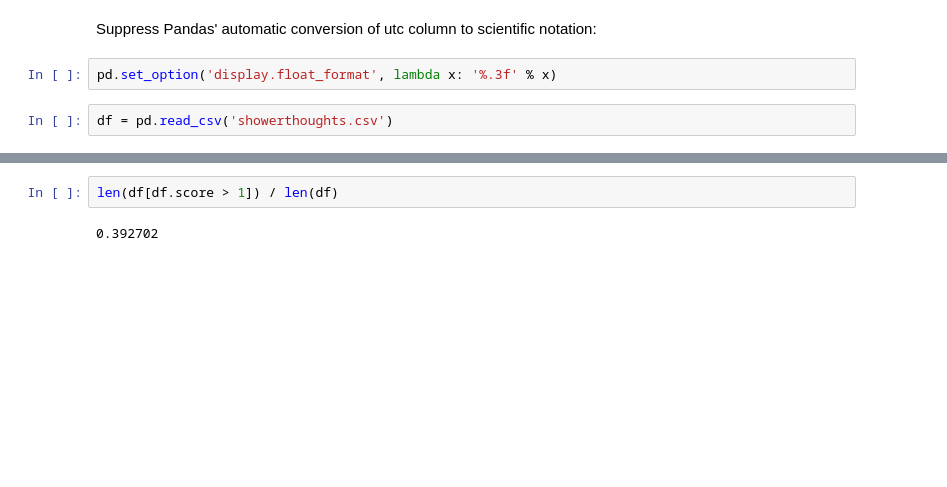
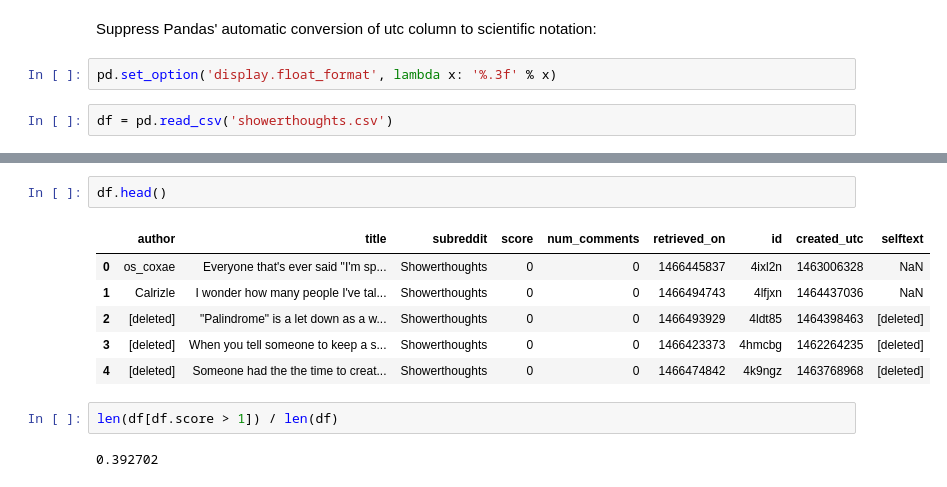
Before and after one commit to luketibbott/Predicting-the-sucess-of-showerthoughts, a Jupyter notebook: showerthoughts-clean.ipynb, the cells around one changed output, grey strips where cells are left out. Cells and saved outputs as stored; diff of their text form; blank space fills up the shorter version.

```diff
--- a/showerthoughts-clean.ipynb
+++ b/showerthoughts-clean.ipynb
@@ -23,3 +41,12 @@ df = pd.read_csv('showerthoughts.csv')
+# %%
+df.head()
+# %% [output]
+|  | author | title | subreddit | score | num_comments | retrieved_on | id | created_utc | selftext |
+| 0 | os_coxae | Everyone that's ever said "I'm sp... | Showerthoughts | 0 | 0 | 1466445837 | 4ixl2n | 1463006328 | NaN |
+| 1 | Calrizle | I wonder how many people I've tal... | Showerthoughts | 0 | 0 | 1466494743 | 4lfjxn | 1464437036 | NaN |
+| 2 | [deleted] | "Palindrome" is a let down as a w... | Showerthoughts | 0 | 0 | 1466493929 | 4ldt85 | 1464398463 | [deleted] |
+| 3 | [deleted] | When you tell someone to keep a s... | Showerthoughts | 0 | 0 | 1466423373 | 4hmcbg | 1462264235 | [deleted] |
+| 4 | [deleted] | Someone had the the time to creat... | Showerthoughts | 0 | 0 | 1466474842 | 4k9ngz | 1463768968 | [deleted] |
 # %%
 len(df[df.score > 1]) / len(df)
 # %% [output]
```
Also changed, not shown: parts of 8 cells of this notebook.
